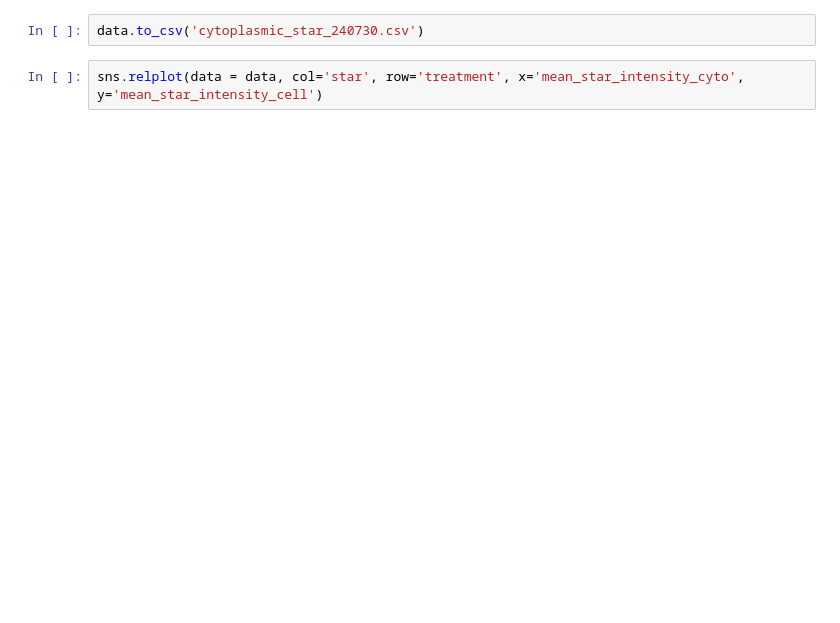
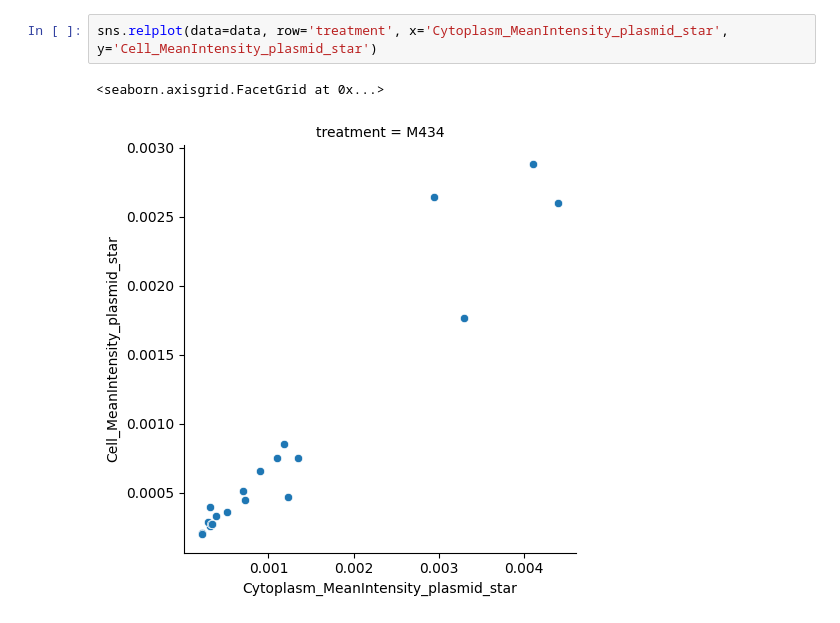
Before and after one commit to SoftLivingMatter/image-analysis-quinodoz-jiang-2024, a Jupyter notebook: notebooks/plasmid_cyto.ipynb, the cells around one changed output. Drawn from its saved outputs; the diff is of its cells as text; blank space fills up the shorter version.

Commit message:
feat: refactor plasmid cyto measurement

```diff
--- a/notebooks/plasmid_cyto.ipynb
+++ b/notebooks/plasmid_cyto.ipynb
@@ -104,5 +86,6 @@ data
-# %%
-data.to_csv('cytoplasmic_star_240730.csv')
 # %%
-sns.relplot(data = data, col='star', row='treatment', x='mean_star_intensity_cyto', y='mean_star_intensity_cell')
+sns.relplot(data=data, row='treatment', x='Cytoplasm_MeanIntensity_plasmid_star', y='Cell_MeanIntensity_plasmid_star')
+# %% [output]
+<seaborn.axisgrid.FacetGrid at 0x...>
+[figure, added]
 # %%
```
Also changed, not shown: parts of 3 cells of this notebook.
